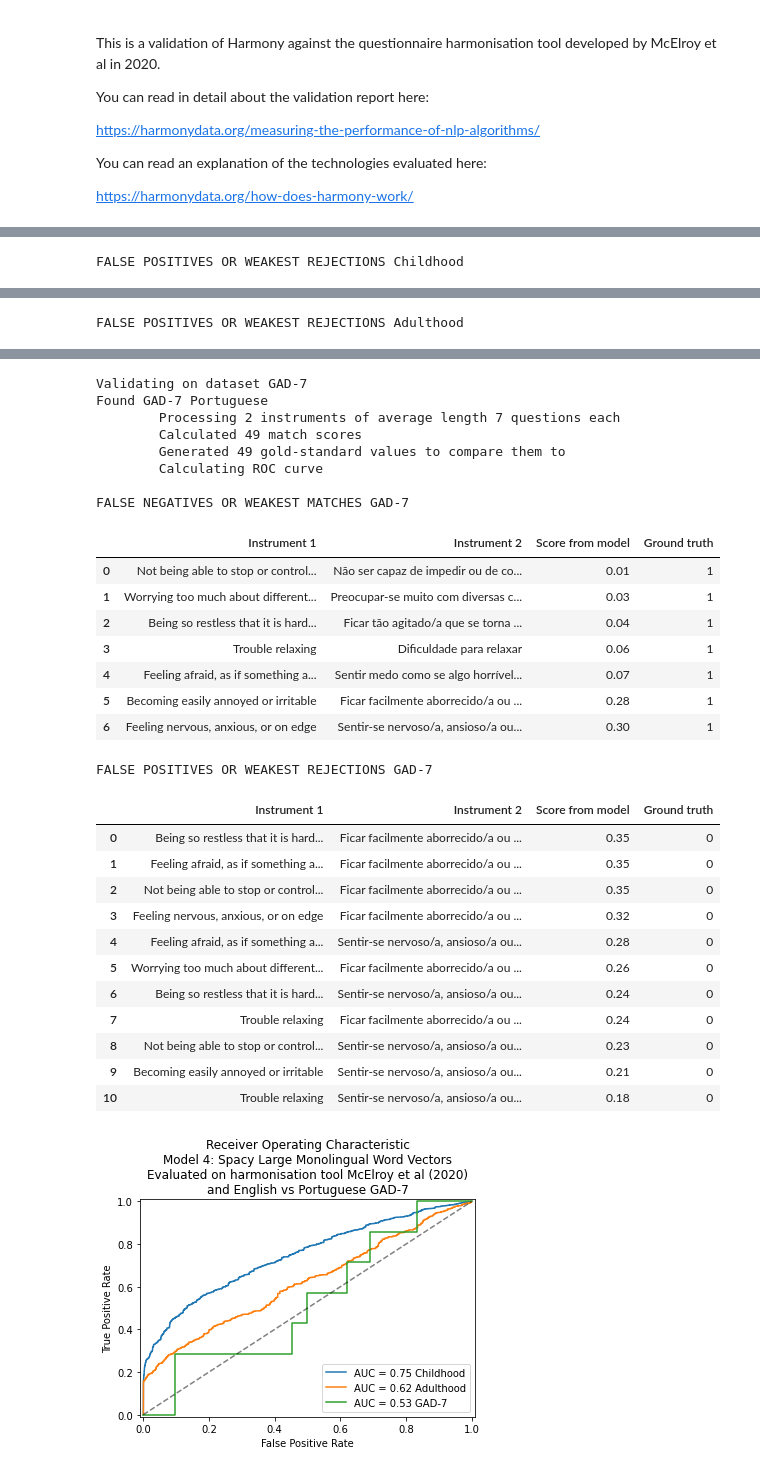
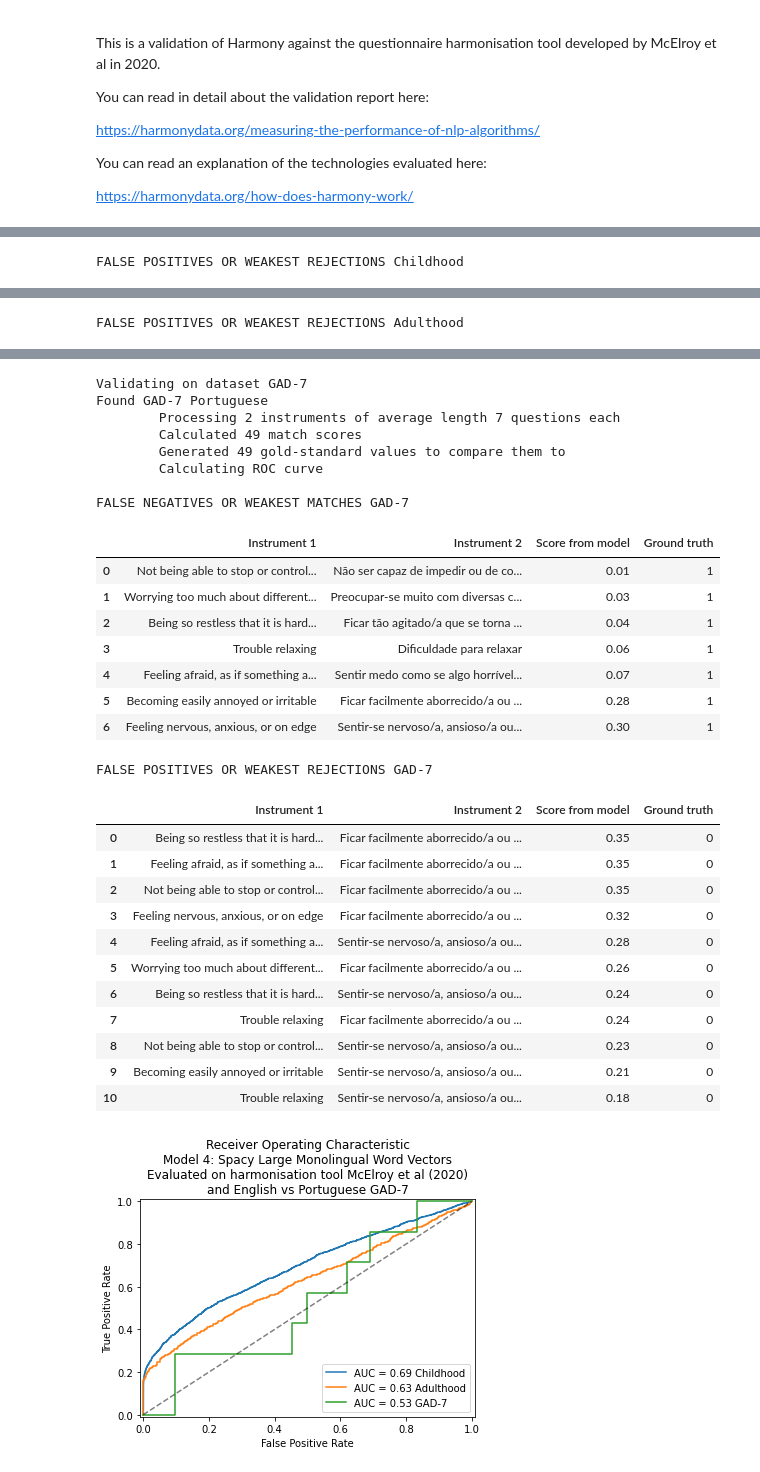
Before and after one commit to harmonydata/harmony_original, a Jupyter notebook: notebooks/Evaluate_Model_04_Spacy_Lg_On_Eoin_and_GAD7.ipynb, the cells around one changed output, grey strips where cells are left out. Cells and saved outputs as stored; diff of their text form; code cells hidden in the pictures.

```diff
--- a/notebooks/Evaluate_Model_04_Spacy_Lg_On_Eoin_and_GAD7.ipynb
+++ b/notebooks/Evaluate_Model_04_Spacy_Lg_On_Eoin_and_GAD7.ipynb
@@ -115,16 +115,20 @@ for dataset, dataset_data in validation_data.items():
 
     print (f"\tCalculated {len(matches)} match scores")
 
+    pairs_already_seen = set()
     gold_standard = {}
     for i in range(len(dataset_data)):
         for j in range(i + 1, len(dataset_data)):
             for ii in range(len(dataset_data[i])):
                 for jj in range(len(dataset_data[j])):
-                    gold_standard[(i, ii, j, jj)] = int(
-                        (dataset_data[i][ii][1] == dataset_data[j][jj][1])
-                        or
-                        (dataset_data[i][ii][2] == dataset_data[j][jj][2])
-                    )
+                    tup = tuple(sorted([dataset_data[i][ii][2], dataset_data[j][jj][2]]))
+                    if tup not in pairs_already_seen:
+                        gold_standard[(i, ii, j, jj)] = int(
+                            (dataset_data[i][ii][1] == dataset_data[j][jj][1])
+                            or
+                            (dataset_data[i][ii][2] == dataset_data[j][jj][2])
+                        )
+                    pairs_already_seen.add(tup)
 
     print (f"\tGenerated {len(gold_standard)} gold-standard values to compare them to")
 
@@ -253,30 +257,30 @@ FALSE POSITIVES OR WEAKEST REJECTIONS Adulthood
 Validating on dataset GAD-7
 Found GAD-7 Portuguese
         Processing 2 instruments of average length 7 questions each
         Calculated 49 match scores
         Generated 49 gold-standard values to compare them to
         Calculating ROC curve
 
 FALSE NEGATIVES OR WEAKEST MATCHES GAD-7
 |  | Instrument 1 | Instrument 2 | Score from model | Ground truth |
 | 0 | Not being able to stop or control... | Não ser capaz de impedir ou de co... | 0.01 | 1 |
 | 1 | Worrying too much about different... | Preocupar-se muito com diversas c... | 0.03 | 1 |
 | 2 | Being so restless that it is hard... | Ficar tão agitado/a que se torna ... | 0.04 | 1 |
 | 3 | Trouble relaxing | Dificuldade para relaxar | 0.06 | 1 |
 | 4 | Feeling afraid, as if something a... | Sentir medo como se algo horrível... | 0.07 | 1 |
 | 5 | Becoming easily annoyed or irritable | Ficar facilmente aborrecido/a ou ... | 0.28 | 1 |
 | 6 | Feeling nervous, anxious, or on edge | Sentir-se nervoso/a, ansioso/a ou... | 0.30 | 1 |
 FALSE POSITIVES OR WEAKEST REJECTIONS GAD-7
 |  | Instrument 1 | Instrument 2 | Score from model | Ground truth |
 | 0 | Being so restless that it is hard... | Ficar facilmente aborrecido/a ou ... | 0.35 | 0 |
 | 1 | Feeling afraid, as if something a... | Ficar facilmente aborrecido/a ou ... | 0.35 | 0 |
 | 2 | Not being able to stop or control... | Ficar facilmente aborrecido/a ou ... | 0.35 | 0 |
 | 3 | Feeling nervous, anxious, or on edge | Ficar facilmente aborrecido/a ou ... | 0.32 | 0 |
 | 4 | Feeling afraid, as if something a... | Sentir-se nervoso/a, ansioso/a ou... | 0.28 | 0 |
 | 5 | Worrying too much about different... | Ficar facilmente aborrecido/a ou ... | 0.26 | 0 |
 | 6 | Being so restless that it is hard... | Sentir-se nervoso/a, ansioso/a ou... | 0.24 | 0 |
 | 7 | Trouble relaxing | Ficar facilmente aborrecido/a ou ... | 0.24 | 0 |
 | 8 | Not being able to stop or control... | Sentir-se nervoso/a, ansioso/a ou... | 0.23 | 0 |
 | 9 | Becoming easily annoyed or irritable | Sentir-se nervoso/a, ansioso/a ou... | 0.21 | 0 |
 | 10 | Trouble relaxing | Sentir-se nervoso/a, ansioso/a ou... | 0.18 | 0 |
-[figure, old version]
+[figure, new version]
```
Also changed, not shown: parts of 1 cell of this notebook, 6 other files.
